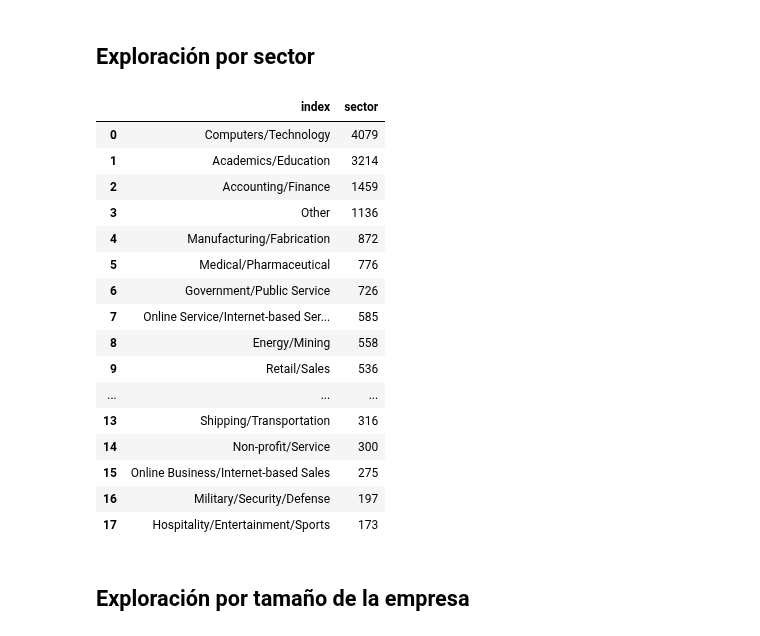
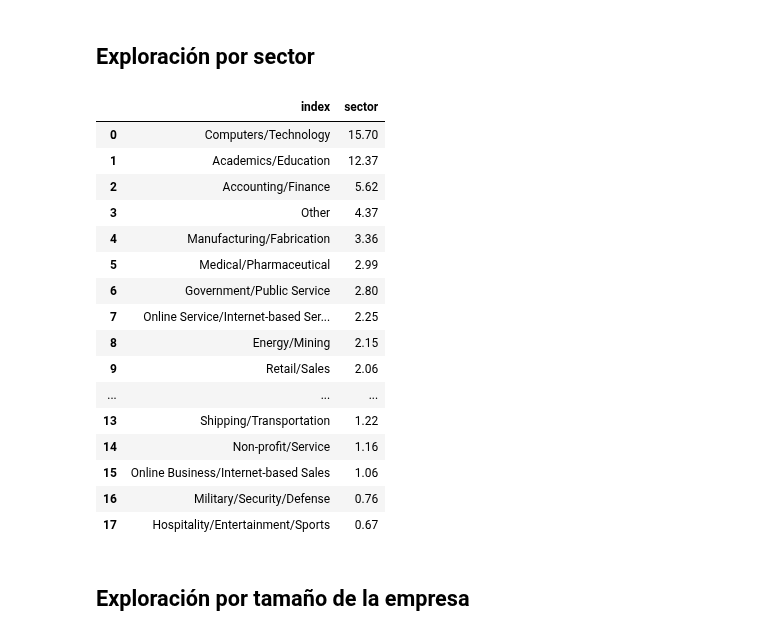
Before and after one commit to Adalab/EDA-ETL-project, a Jupyter notebook: 2.eda.ipynb, the cells around one changed output. Saved outputs shown, nothing was run; the diff lists cells and outputs as text; code cells hidden in the pictures.

```diff
--- a/2.eda.ipynb
+++ b/2.eda.ipynb
@@ -168,25 +168,25 @@ df['actividades'].value_counts().reset_index()
 # %% [markdown]
 ## Exploración por sector
-# %%
-df['sector'].value_counts().reset_index()
-# %% [output]
-|  | index | sector |
-| 0 | Computers/Technology | 4079 |
-| 1 | Academics/Education | 3214 |
-| 2 | Accounting/Finance | 1459 |
-| 3 | Other | 1136 |
-| 4 | Manufacturing/Fabrication | 872 |
-| 5 | Medical/Pharmaceutical | 776 |
-| 6 | Government/Public Service | 726 |
-| 7 | Online Service/Internet-based Ser... | 585 |
-| 8 | Energy/Mining | 558 |
-| 9 | Retail/Sales | 536 |
-| ... | ... | ... |
-| 13 | Shipping/Transportation | 316 |
-| 14 | Non-profit/Service | 300 |
-| 15 | Online Business/Internet-based Sales | 275 |
-| 16 | Military/Security/Defense | 197 |
-| 17 | Hospitality/Entertainment/Sports | 173 |
+# %%
+(df['sector'].value_counts()*100/df.shape[0]).round(2).reset_index()
+# %% [output]
+|  | index | sector |
+| 0 | Computers/Technology | 15.70 |
+| 1 | Academics/Education | 12.37 |
+| 2 | Accounting/Finance | 5.62 |
+| 3 | Other | 4.37 |
+| 4 | Manufacturing/Fabrication | 3.36 |
+| 5 | Medical/Pharmaceutical | 2.99 |
+| 6 | Government/Public Service | 2.80 |
+| 7 | Online Service/Internet-based Ser... | 2.25 |
+| 8 | Energy/Mining | 2.15 |
+| 9 | Retail/Sales | 2.06 |
+| ... | ... | ... |
+| 13 | Shipping/Transportation | 1.22 |
+| 14 | Non-profit/Service | 1.16 |
+| 15 | Online Business/Internet-based Sales | 1.06 |
+| 16 | Military/Security/Defense | 0.76 |
+| 17 | Hospitality/Entertainment/Sports | 0.67 |
 # %% [markdown]
 ## Exploración por tamaño de la empresa
 # %%
```
Also changed, not shown: parts of 12 cells of this notebook, 1 other file.
